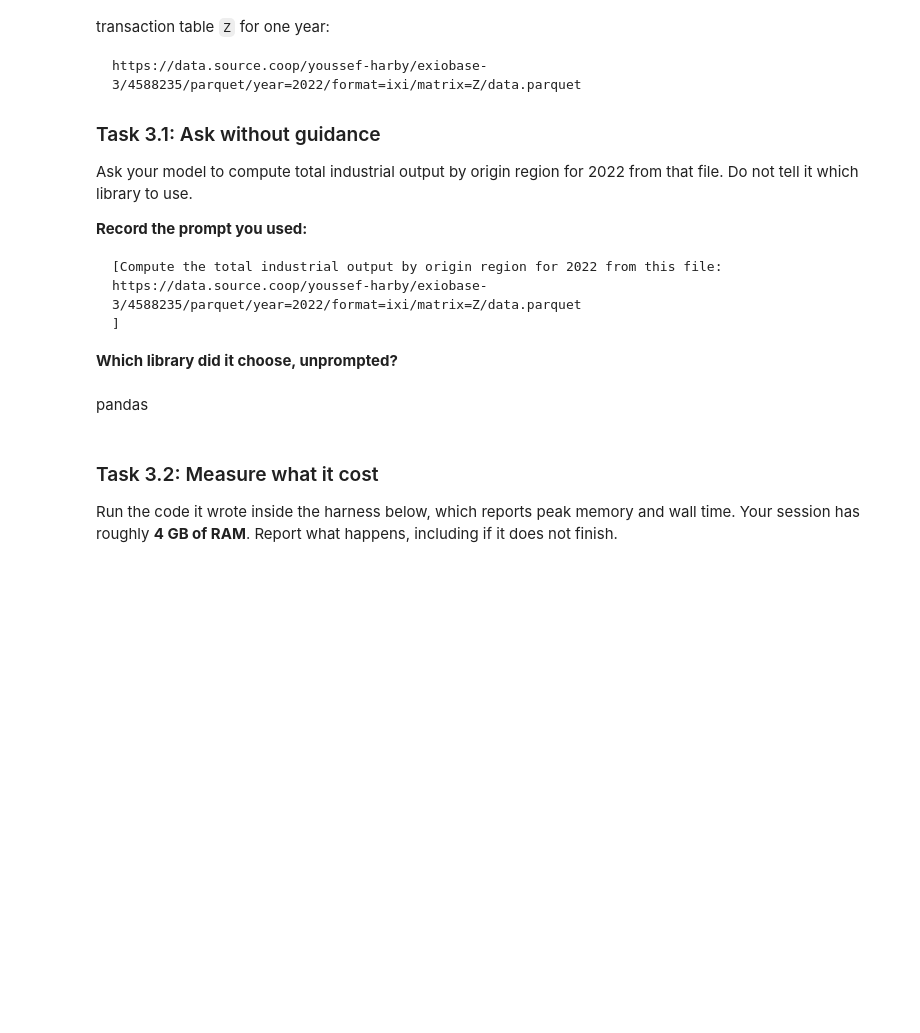
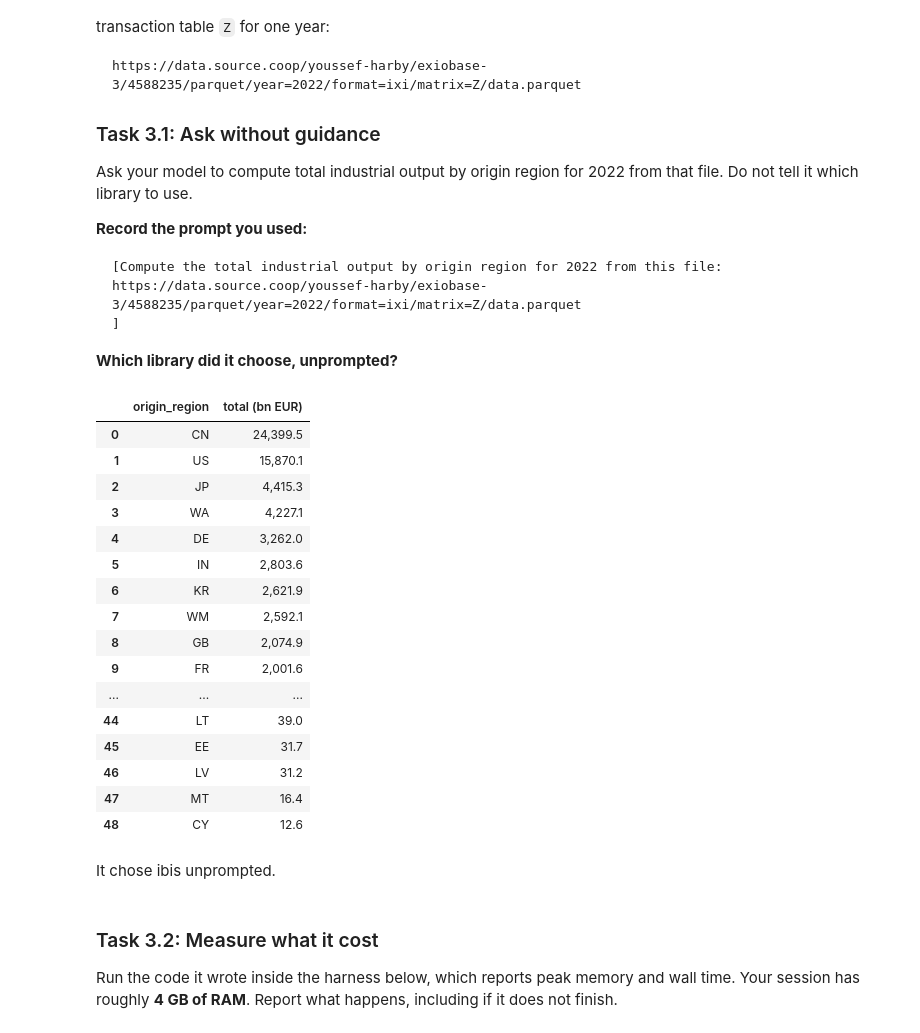
Before and after one commit to zacsignorino/climate-module-zacs26, a Jupyter notebook: climate.ipynb, the cells around one changed output. Saved outputs shown, nothing was run; the diff lists cells and outputs as text; code cells hidden in the pictures; blank space fills up the shorter version.

````diff
--- a/climate.ipynb
+++ b/climate.ipynb
@@ -394,8 +394,44 @@ tell it which library to use.
 ```
 
 **Which library did it choose, unprompted?**
-# %% [markdown]
-pandas
+# %%
+import ibis
+
+z = ibis.duckdb.connect().read_parquet(
+    "https://data.source.coop/youssef-harby/exiobase-3/4588235/parquet/year=2022/format=ixi/matrix=Z/data.parquet",
+    table_name="z",
+).select("origin_region", "value")
+
+table = (
+    z.group_by("origin_region")
+    .aggregate(total=z.value.sum() / 1e3)
+    .order_by(ibis.desc("total"))
+    .execute()
+    .rename(columns={"total": "total (bn EUR)"})
+)
+table["total (bn EUR)"] = table["total (bn EUR)"].map("{:,.1f}".format)
+
+table
+# %% [output]
+|  | origin_region | total (bn EUR) |
+| 0 | CN | 24,399.5 |
+| 1 | US | 15,870.1 |
+| 2 | JP | 4,415.3 |
+| 3 | WA | 4,227.1 |
+| 4 | DE | 3,262.0 |
+| 5 | IN | 2,803.6 |
+| 6 | KR | 2,621.9 |
+| 7 | WM | 2,592.1 |
+| 8 | GB | 2,074.9 |
+| 9 | FR | 2,001.6 |
+| ... | ... | ... |
+| 44 | LT | 39.0 |
+| 45 | EE | 31.7 |
+| 46 | LV | 31.2 |
+| 47 | MT | 16.4 |
+| 48 | CY | 12.6 |
+# %% [markdown]
+It chose ibis unprompted.
 # %% [markdown]
 ### Task 3.2: Measure what it cost
 
````
Also changed, not shown: parts of 14 cells of this notebook.
